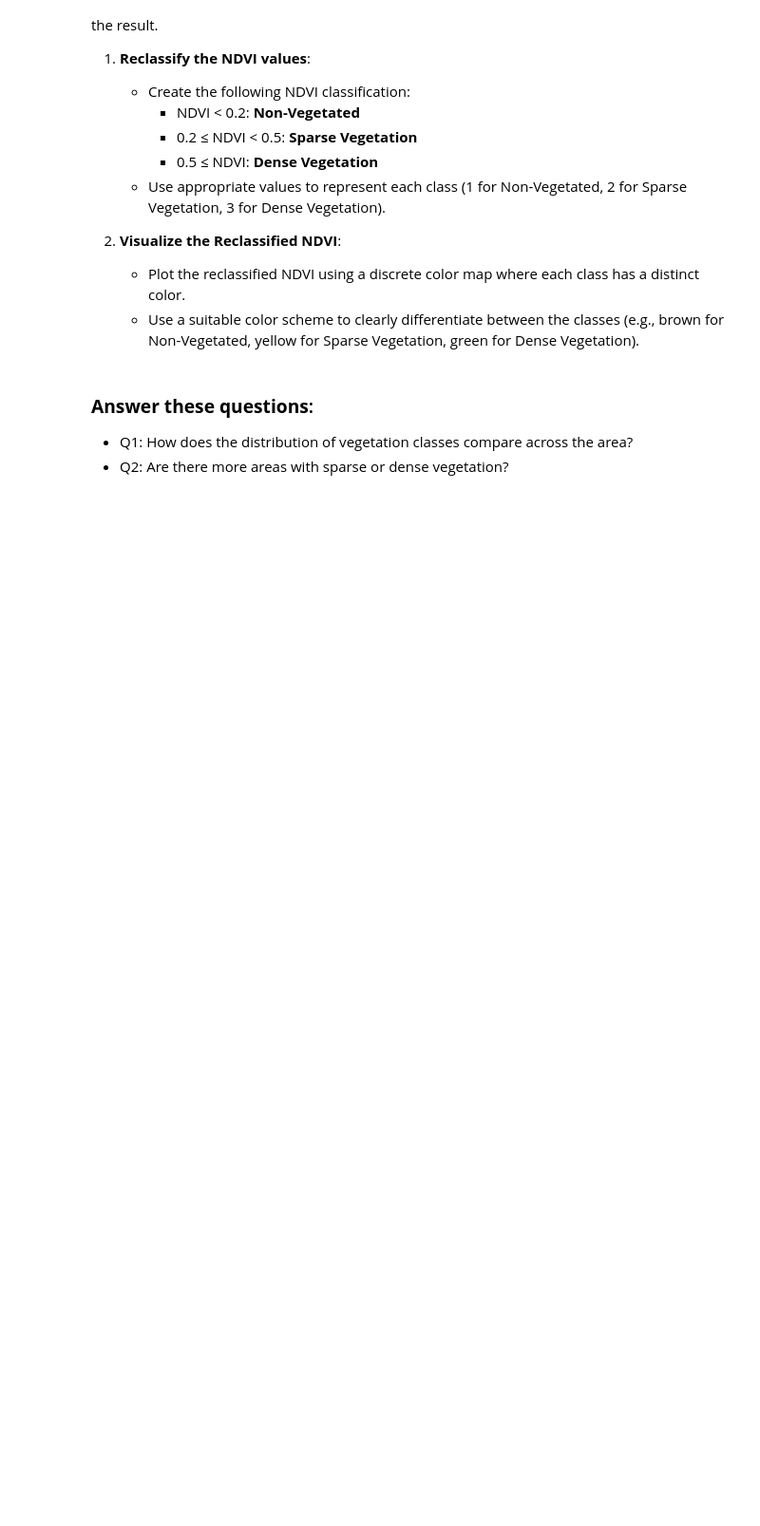
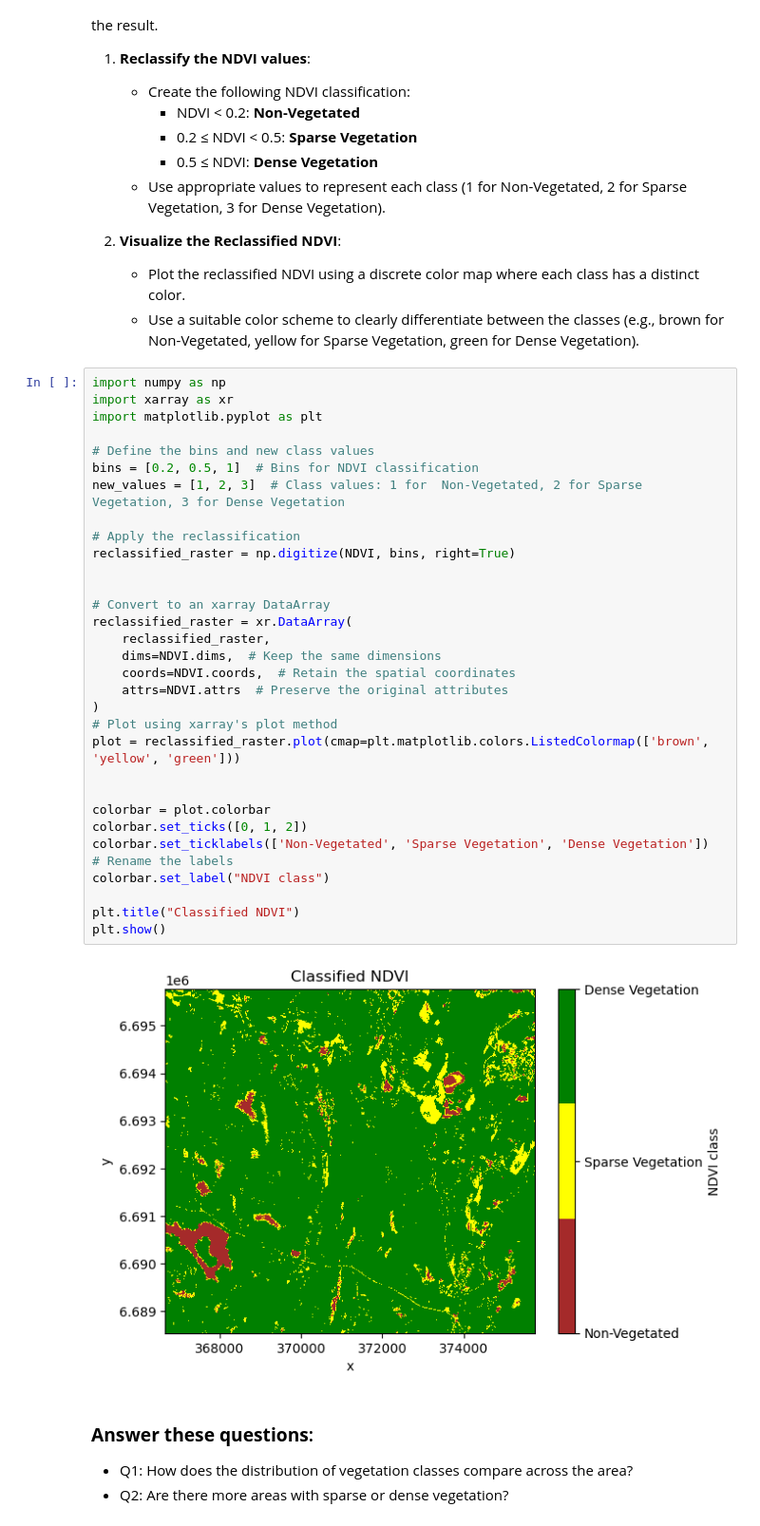
Before and after one commit to lasain/oma-excercise-6, a Jupyter notebook: Exercise-6-problem-2.ipynb, the cells around one changed output. Shown at 95% size. Drawn from its saved outputs; the diff is of its cells as text; blank space fills up the shorter version.

```diff
--- a/Exercise-6-problem-2.ipynb
+++ b/Exercise-6-problem-2.ipynb
@@ -90,6 +115,39 @@ In this task, you will reclassify the NDVI values into distinct vegetation categ
 2. **Visualize the Reclassified NDVI**:
    - Plot the reclassified NDVI using a discrete color map where each class has a distinct color.
    - Use a suitable color scheme to clearly differentiate between the classes (e.g., brown for Non-Vegetated, yellow for Sparse Vegetation, green for Dense Vegetation).
+# %%
+import numpy as np
+import xarray as xr
+import matplotlib.pyplot as plt
+
+# Define the bins and new class values
+bins = [0.2, 0.5, 1]  # Bins for NDVI classification
+new_values = [1, 2, 3]  # Class values: 1 for  Non-Vegetated, 2 for Sparse Vegetation, 3 for Dense Vegetation
+
+# Apply the reclassification
+reclassified_raster = np.digitize(NDVI, bins, right=True)
+
+
+# Convert to an xarray DataArray
+reclassified_raster = xr.DataArray(
+    reclassified_raster,
+    dims=NDVI.dims,  # Keep the same dimensions
+    coords=NDVI.coords,  # Retain the spatial coordinates
+    attrs=NDVI.attrs  # Preserve the original attributes
+)
+# Plot using xarray's plot method
+plot = reclassified_raster.plot(cmap=plt.matplotlib.colors.ListedColormap(['brown', 'yellow', 'green']))
+
+
+colorbar = plot.colorbar
+colorbar.set_ticks([0, 1, 2])
+colorbar.set_ticklabels(['Non-Vegetated', 'Sparse Vegetation', 'Dense Vegetation'])  # Rename the labels
+colorbar.set_label("NDVI class")
+
+plt.title("Classified NDVI")
+plt.show()
+# %% [output]
+[figure, added]
 # %% [markdown]
 ### **Answer these questions**:
    - Q1: How does the distribution of vegetation classes compare across the area?
```
Also changed, not shown: parts of 6 cells of this notebook, 2 other files.
